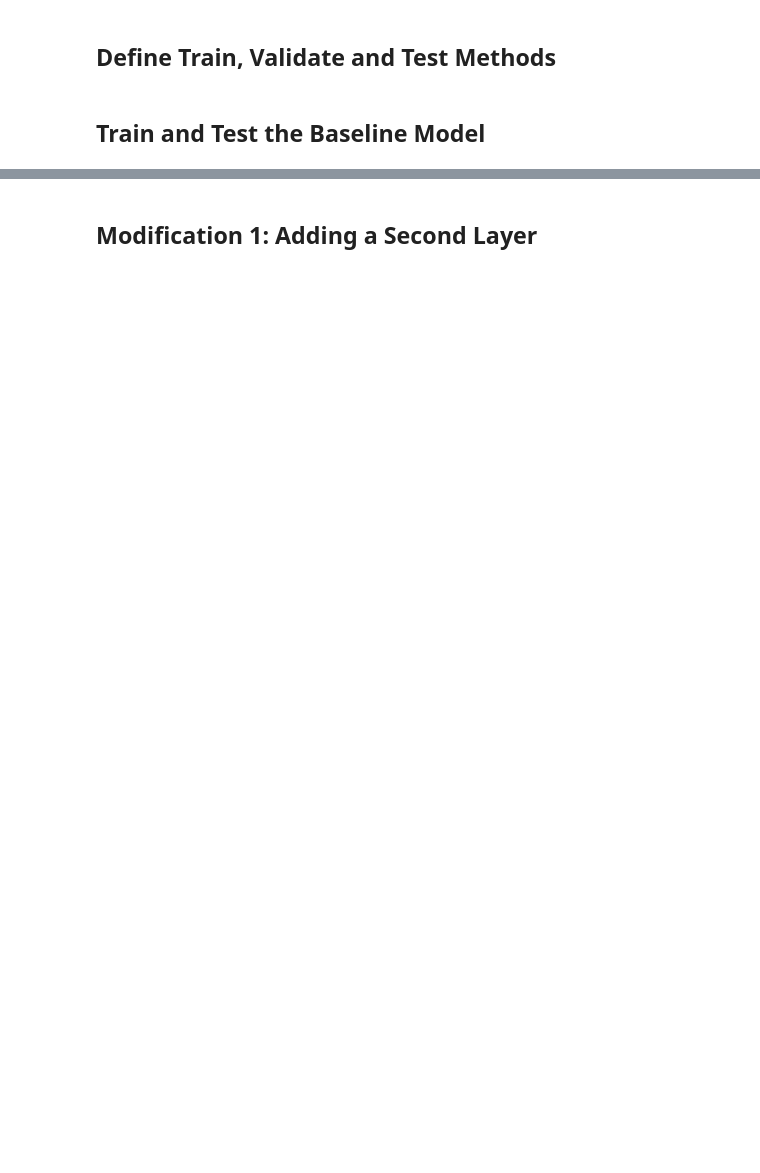
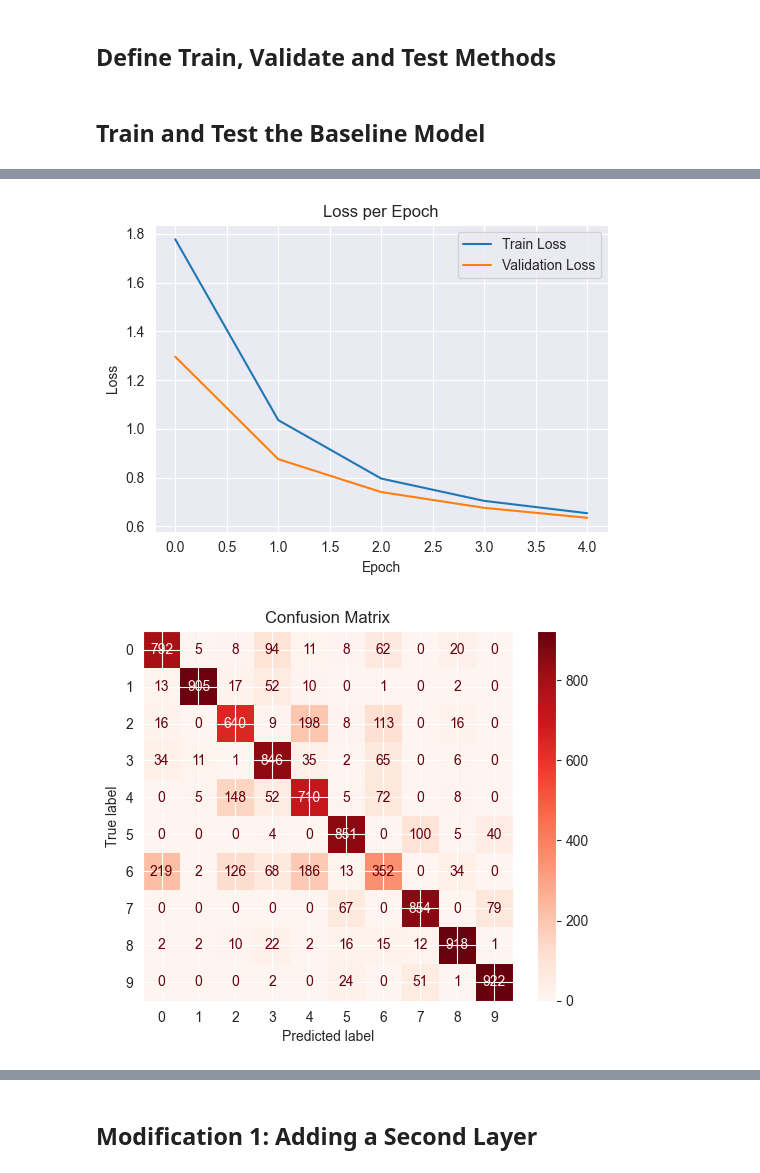
Before and after one commit to dlg1206/ICS-635, a Jupyter notebook: assignments/assignment4/assignment4.ipynb, the cells around one changed output, grey strips where cells are left out. Drawn from its saved outputs; the diff is of its cells as text; code cells hidden in the pictures; blank space fills up the shorter version.

Commit message:
feat: add notebook output
re-add plot outputs

```diff
--- a/assignments/assignment4/assignment4.ipynb
+++ b/assignments/assignment4/assignment4.ipynb
@@ -202,5 +238,6 @@ baseline_model =  BaselineCNN().to(device)
 criterion = nn.CrossEntropyLoss()   # loss function
 optimizer = torch.optim.SGD(baseline_model.parameters()) # optimizer
 
-best_baseline_model = train(baseline_model, criterion, optimizer, epochs=2)
+best_baseline_model = train(baseline_model, criterion, optimizer)
 test(best_baseline_model, criterion, optimizer)
+# %% [output]
@@ -206,0 +250,2 @@ test(best_baseline_model, criterion, optimizer)
+[figure, added]
+[figure, added]
```
Also changed, not shown: parts of 6 cells of this notebook.
